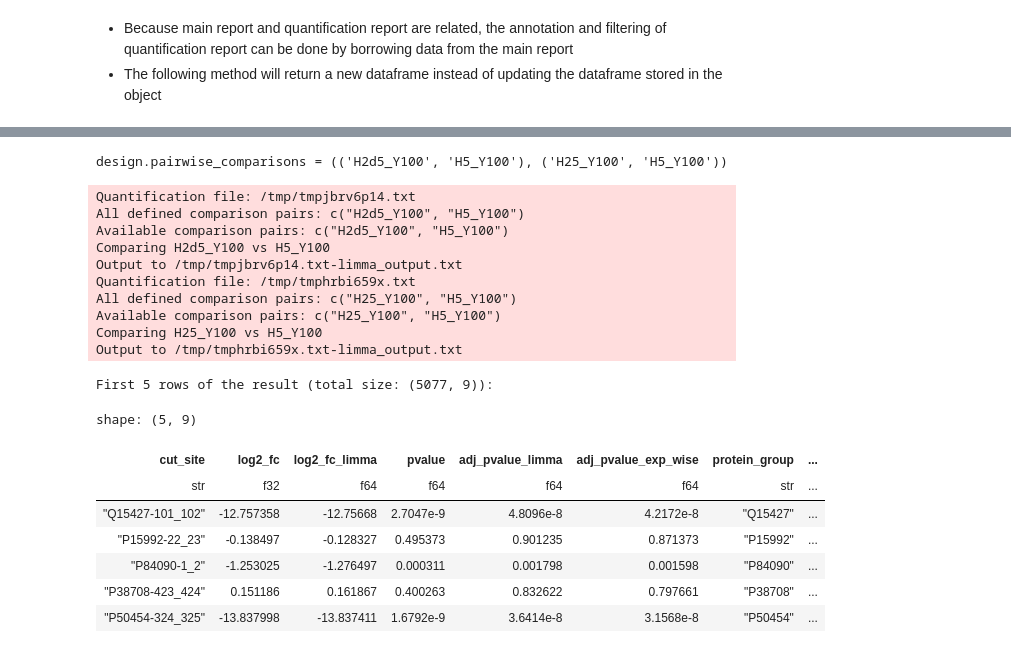
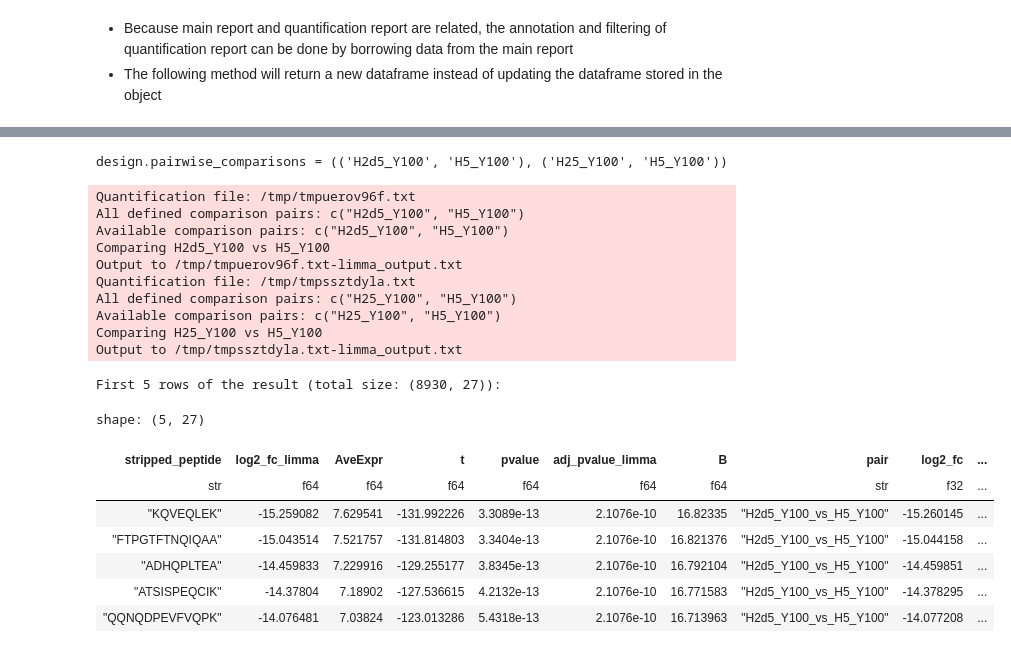
Before and after one commit to Shui-Group/DIA-LiPQuan, a Jupyter notebook: doc/source/usage.ipynb, the cells around one changed output, grey strips where cells are left out. Saved outputs shown, nothing was run; the diff lists cells and outputs as text; code cells hidden in the pictures.

```diff
--- a/doc/source/usage.ipynb
+++ b/doc/source/usage.ipynb
@@ -603,44 +576,59 @@ shape: (5, 11)
 # %%
 design = lipana.ComparisonDesign(exp_layout, (("H2d5_Y100", "H5_Y100"), ("H25_Y100", "H5_Y100")))
 print(f"{design.pairwise_comparisons = }")
 
-filters = ~pl.col("cut_site_is_restricted") & (~pl.col("mapped_species_from_peptide").str.contains(";", literal=True))
+filters = (pl.col("peptide_enzymatic_specificity") == "semi_specific") & (
+    pl.col("mapped_species_from_peptide").is_in(("HUMAN", "YEAST"))
+)
 
-stats = lipana.do_stats_pipeline_pairwise(
+stats_semi_pep = lipana.stats.pipe.do_stats_pipe_direct(
     qdf=report.get_quant_data(
         entry_name="stripped_peptide",
-        quant_name="peptide_quant_by_maxlfq_from_prec",  # this report is generated in one previous cell
+        quant_name="peptide_quant_by_maxlfq_from_ms1ms2",
         main_df_entry_filter=filters,
     ),  # Note here no need to call `.df` because the requirement of filtering will make this function return a dataframe, instead of a `EntryQuantificationReport` object
-    main_df=report.df.filter(filters),
     design=design,
-    target_entry_col="cut_site",
-    base_entry_col="stripped_peptide",
-    group_entry_col="protein_group",  # Note this parameter is given because FDR control also can be done on the protein level
-    pipeline="combine_p",  # Note this parameter is different from that in the previous example
+    entry_level="stripped_peptide",
+    mv_config=lipana.FullEmptyFillingMissingValueHandler(2),
+    min_rep_count=2,
+    annotation_df=report.df.filter(filters),
+    group_entry_level="protein_group",  # Note this parameter is given because FDR control also can be done on the protein level
+    annotation_cols=[
+        "peptide_start_position",
+        "peptide_end_position",
+        "prev_aa",
+        "next_aa",
+        "peptide_n_term_aa",
+        "peptide_c_term_aa",
+        "nterm_enzymatic_specificity",
+        "cterm_enzymatic_specificity",
+        "peptide_enzymatic_specificity",
+        "n_cut_site",
+        "c_cut_site",
+    ],
     return_chains=False,
 )
 sleep(0.1)
-print(f"First 5 rows of the result (total size: {stats.shape}):")
-stats.head(5)
+print(f"First 5 rows of the result (total size: {stats_semi_pep.shape}):")
+stats_semi_pep.head(5)
 # %% [output]
 design.pairwise_comparisons = (('H2d5_Y100', 'H5_Y100'), ('H25_Y100', 'H5_Y100'))
-Quantification file: /tmp/tmpjbrv6p14.txt
+Quantification file: /tmp/tmpuerov96f.txt
 All defined comparison pairs: c("H2d5_Y100", "H5_Y100")
 Available comparison pairs: c("H2d5_Y100", "H5_Y100")
 Comparing H2d5_Y100 vs H5_Y100
-Output to /tmp/tmpjbrv6p14.txt-limma_output.txt
-Quantification file: /tmp/tmphrbi659x.txt
+Output to /tmp/tmpuerov96f.txt-limma_output.txt
+Quantification file: /tmp/tmpssztdyla.txt
 All defined comparison pairs: c("H25_Y100", "H5_Y100")
 Available comparison pairs: c("H25_Y100", "H5_Y100")
 Comparing H25_Y100 vs H5_Y100
-Output to /tmp/tmphrbi659x.txt-limma_output.txt
+Output to /tmp/tmpssztdyla.txt-limma_output.txt
-First 5 rows of the result (total size: (5077, 9)):
+First 5 rows of the result (total size: (8930, 27)):
-shape: (5, 9)
+shape: (5, 27)
-| cut_site | log2_fc | log2_fc_limma | pvalue | adj_pvalue_limma | adj_pvalue_exp_wise | protein_group | ... |
-| str | f32 | f64 | f64 | f64 | f64 | str | ... |
-| "Q15427-101_102" | -12.757358 | -12.75668 | 2.7047e-9 | 4.8096e-8 | 4.2172e-8 | "Q15427" | ... |
-| "P15992-22_23" | -0.138497 | -0.128327 | 0.495373 | 0.901235 | 0.871373 | "P15992" | ... |
-| "P84090-1_2" | -1.253025 | -1.276497 | 0.000311 | 0.001798 | 0.001598 | "P84090" | ... |
-| "P38708-423_424" | 0.151186 | 0.161867 | 0.400263 | 0.832622 | 0.797661 | "P38708" | ... |
-| "P50454-324_325" | -13.837998 | -13.837411 | 1.6792e-9 | 3.6414e-8 | 3.1568e-8 | "P50454" | ... |
+| stripped_peptide | log2_fc_limma | AveExpr | t | pvalue | adj_pvalue_limma | B | pair | log2_fc | ... |
+| str | f64 | f64 | f64 | f64 | f64 | f64 | str | f32 | ... |
+| "KQVEQLEK" | -15.259082 | 7.629541 | -131.992226 | 3.3089e-13 | 2.1076e-10 | 16.82335 | "H2d5_Y100_vs_H5_Y100" | -15.260145 | ... |
+| "FTPGTFTNQIQAA" | -15.043514 | 7.521757 | -131.814803 | 3.3404e-13 | 2.1076e-10 | 16.821376 | "H2d5_Y100_vs_H5_Y100" | -15.044158 | ... |
+| "ADHQPLTEA" | -14.459833 | 7.229916 | -129.255177 | 3.8345e-13 | 2.1076e-10 | 16.792104 | "H2d5_Y100_vs_H5_Y100" | -14.459851 | ... |
+| "ATSISPEQCIK" | -14.37804 | 7.18902 | -127.536615 | 4.2132e-13 | 2.1076e-10 | 16.771583 | "H2d5_Y100_vs_H5_Y100" | -14.378295 | ... |
+| "QQNQDPEVFVQPK" | -14.076481 | 7.03824 | -123.013286 | 5.4318e-13 | 2.1076e-10 | 16.713963 | "H2d5_Y100_vs_H5_Y100" | -14.077208 | ... |
```
Also changed, not shown: parts of 25 cells of this notebook, 9 other files.
